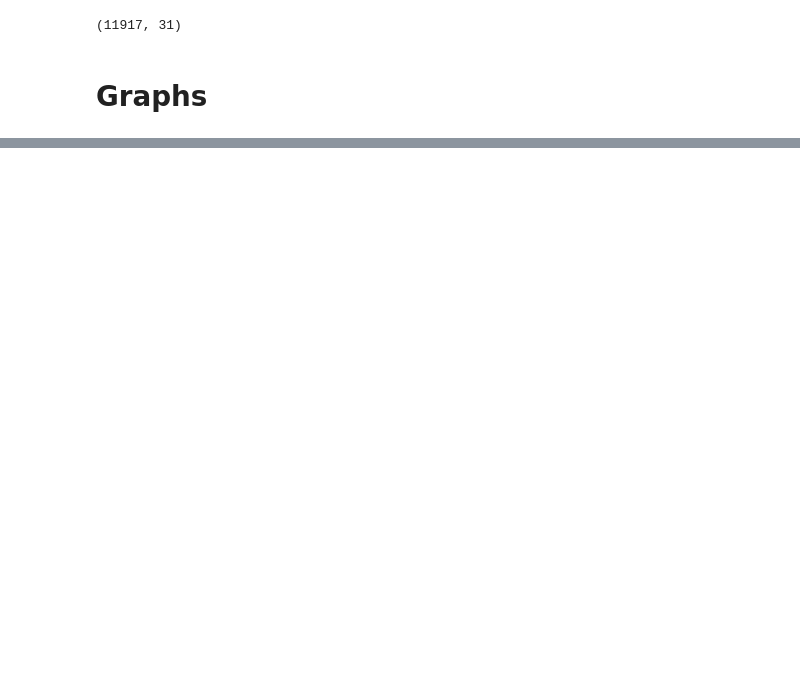
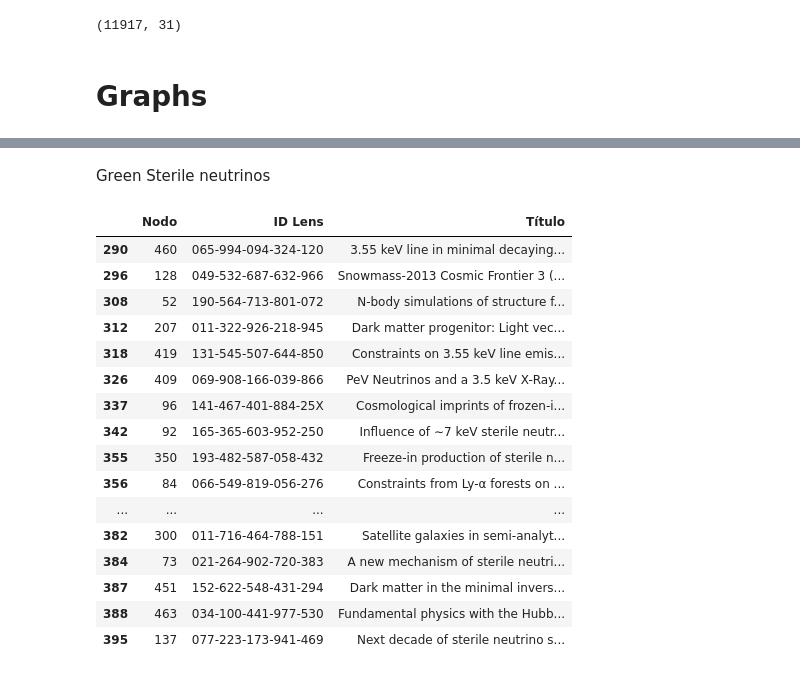
Before and after one commit to restrepo/articles_COVID-19, a Jupyter notebook: lens_scotogenic.ipynb, the cells around one changed output, grey strips where cells are left out. Drawn from its saved outputs; the diff is of its cells as text; code cells hidden in the pictures; blank space fills up the shorter version.

```diff
--- a/lens_scotogenic.ipynb
+++ b/lens_scotogenic.ipynb
@@ -549,3 +549,8 @@ gr[gr['Nodo en el grafo'].astype(int).apply(lambda n: n in
 | 11 | 10 | 145-907-801-501-272 | 0.0029 | Minimal dark matter models with r... | 2020-03-23 | arXiv: High Energy Physics - Phen... | 0.2900 | 1 | ... |
 | 14 | 59 | 145-289-912-938-332 | 0.0019 | A Dark Matter Interpretation of E... | 2020-03-07 | arXiv: High Energy Physics - Phen... | 0.1900 | 1 | ... |
 | 131 | 993 | 059-152-574-334-143 | 0.0471 | Dark matter from freeze-in via th... | 2019-07-25 | European Physical Journal C | 0.0471 | 0 | ... |
+# %%
+import pandas as pd
+pd.set_option('display.max_colwidth',200)
+# %%
+gr=pd.read_excel('https://docs.google.com/spreadsheets/d/e/2PACX-1vRAxaR-A_Sbr_kYjKoKF9vC6KEqDyjqsHYKKTvhdgwngEsVE7ggd2f-O6dTFsYUYkwHKdMLysTYsC-l/pub?output=xlsx')
@@ -551,0 +597,23 @@ gr[gr['Nodo en el grafo'].astype(int).apply(lambda n: n in
+# %% [markdown]
+Green Sterile neutrinos
+# %%
+gr[gr['Nodo'].astype(int).apply(lambda n: n in
+            [52,73,84,92,96,128,151,157,162,207,137,300,350,409,419,451,460,463])]
+# %% [output]
+|  | Nodo | ID Lens | Título |
+| 290 | 460 | 065-994-094-324-120 | 3.55 keV line in minimal decaying... |
+| 296 | 128 | 049-532-687-632-966 | Snowmass-2013 Cosmic Frontier 3 (... |
+| 308 | 52 | 190-564-713-801-072 | N-body simulations of structure f... |
+| 312 | 207 | 011-322-926-218-945 | Dark matter progenitor: Light vec... |
+| 318 | 419 | 131-545-507-644-850 | Constraints on 3.55 keV line emis... |
+| 326 | 409 | 069-908-166-039-866 | PeV Neutrinos and a 3.5 keV X-Ray... |
+| 337 | 96 | 141-467-401-884-25X | Cosmological imprints of frozen-i... |
+| 342 | 92 | 165-365-603-952-250 | Influence of ∼7 keV sterile neutr... |
+| 355 | 350 | 193-482-587-058-432 | Freeze-in production of sterile n... |
+| 356 | 84 | 066-549-819-056-276 | Constraints from Ly-α forests on ... |
+| ... | ... | ... | ... |
+| 382 | 300 | 011-716-464-788-151 | Satellite galaxies in semi-analyt... |
+| 384 | 73 | 021-264-902-720-383 | A new mechanism of sterile neutri... |
+| 387 | 451 | 152-622-548-431-294 | Dark matter in the minimal invers... |
+| 388 | 463 | 034-100-441-977-530 | Fundamental physics with the Hubb... |
+| 395 | 137 | 077-223-173-941-469 | Next decade of sterile neutrino s... |
```
Also changed, not shown: parts of 6 cells of this notebook.
